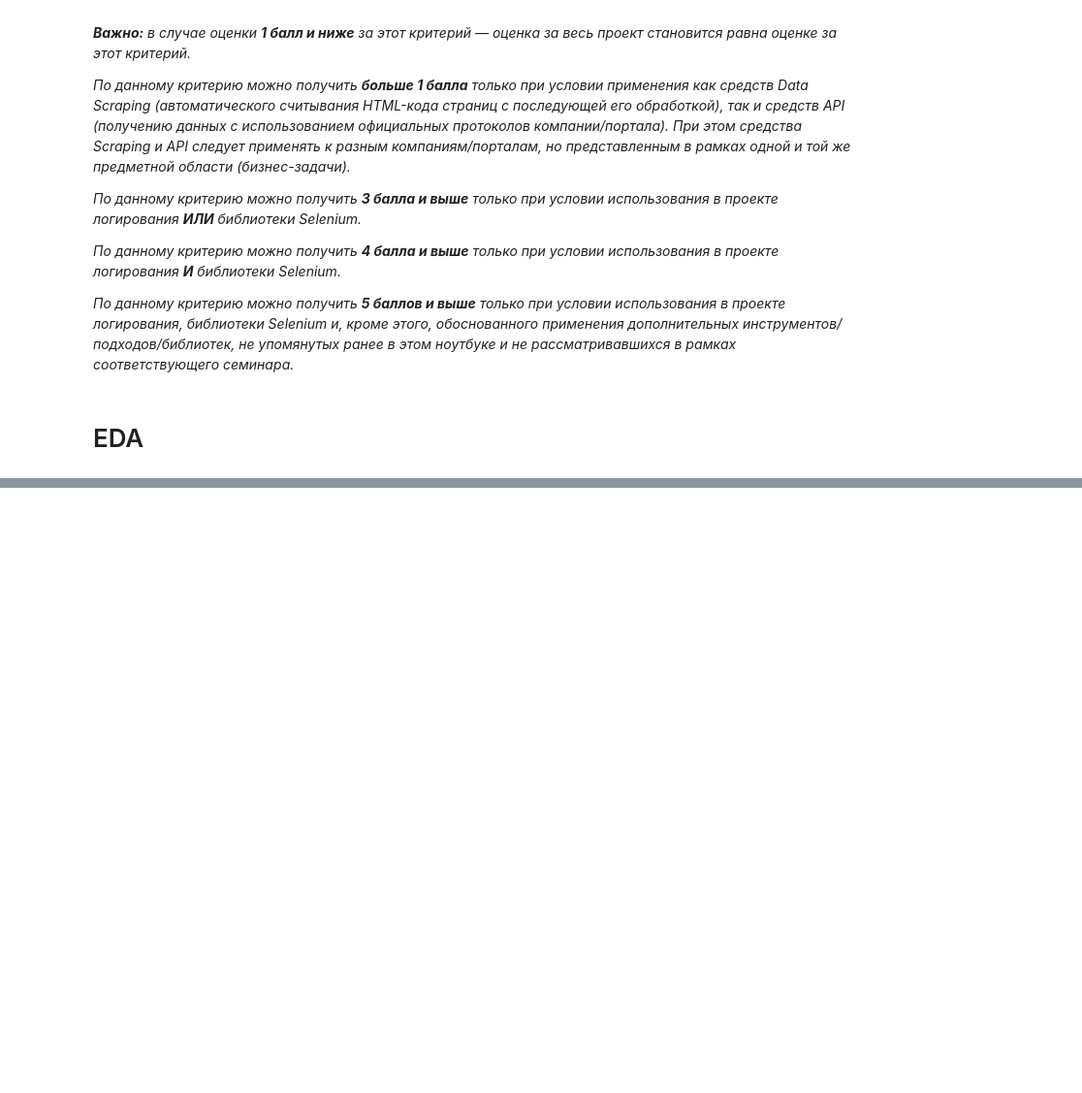
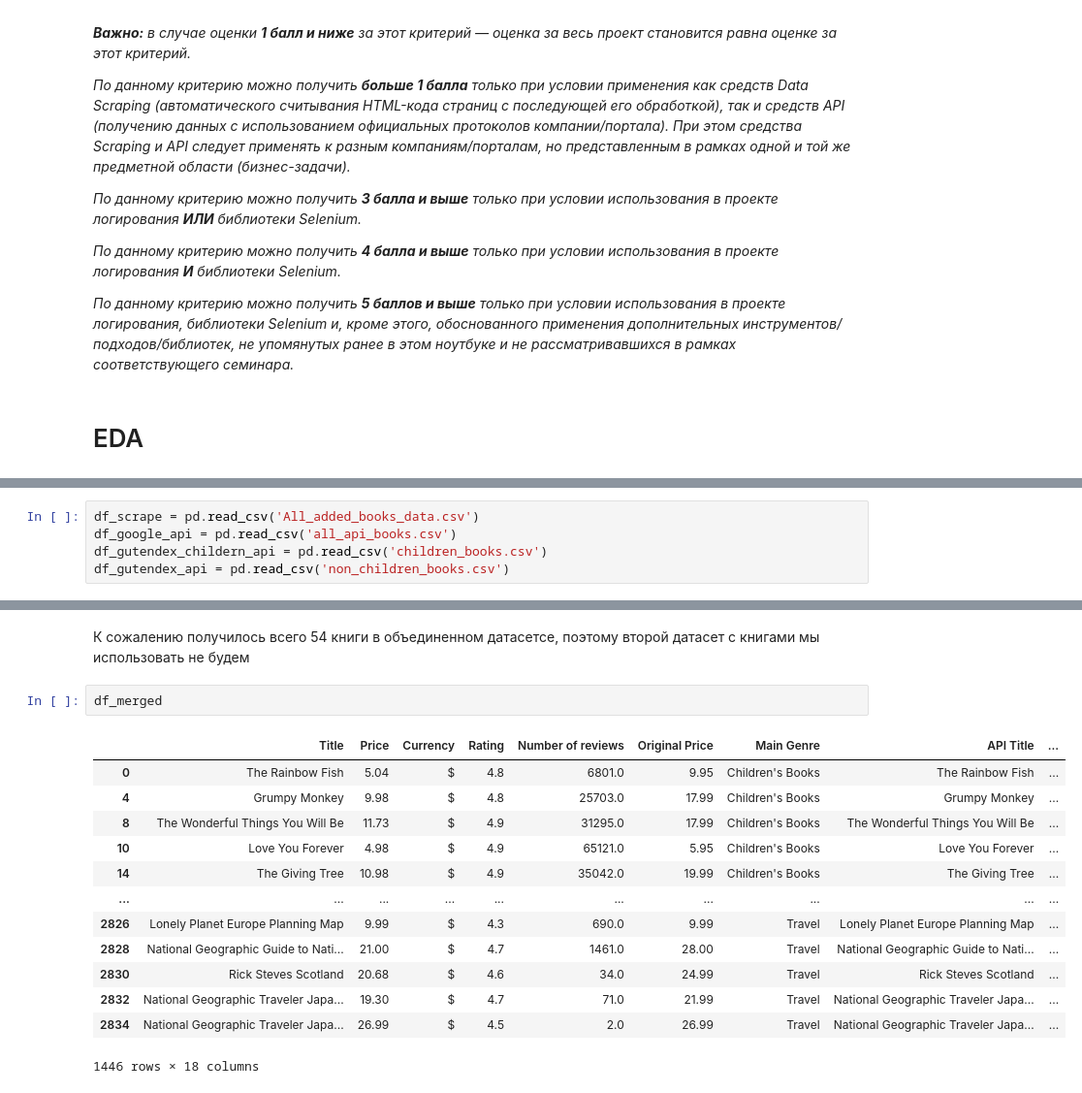
Before and after one commit to MAYBEVI4ER/GP_2, a Jupyter notebook: GP 2 - Scraping & API.ipynb, the cells around one changed output, grey strips where cells are left out. Shown at 97% size. Cells and saved outputs as stored; diff of their text form; blank space fills up the shorter version.

```diff
--- a/GP 2 - Scraping & API.ipynb
+++ b/GP 2 - Scraping & API.ipynb
@@ -186,0 +191,5 @@ import numpy as np
+# %%
+df_scrape = pd.read_csv('All_added_books_data.csv')
+df_google_api = pd.read_csv('all_api_books.csv')
+df_gutendex_childern_api = pd.read_csv('children_books.csv')
+df_gutendex_api = pd.read_csv('non_children_books.csv')
@@ -186,0 +324,18 @@ import numpy as np
+# %% [markdown]
+К сожалению получилось всего 54 книги в объединенном датасетсе, поэтому второй датасет с книгами мы использовать не будем
+# %%
+df_merged
+# %% [output]
+|  | Title | Price | Currency | Rating | Number of reviews | Original Price | Main Genre | API Title | ... |
+| 0 | The Rainbow Fish | 5.04 | $ | 4.8 | 6801.0 | 9.95 | Children's Books | The Rainbow Fish | ... |
+| 4 | Grumpy Monkey | 9.98 | $ | 4.8 | 25703.0 | 17.99 | Children's Books | Grumpy Monkey | ... |
+| 8 | The Wonderful Things You Will Be | 11.73 | $ | 4.9 | 31295.0 | 17.99 | Children's Books | The Wonderful Things You Will Be | ... |
+| 10 | Love You Forever | 4.98 | $ | 4.9 | 65121.0 | 5.95 | Children's Books | Love You Forever | ... |
+| 14 | The Giving Tree | 10.98 | $ | 4.9 | 35042.0 | 19.99 | Children's Books | The Giving Tree | ... |
+| ... | ... | ... | ... | ... | ... | ... | ... | ... | ... |
+| 2826 | Lonely Planet Europe Planning Map | 9.99 | $ | 4.3 | 690.0 | 9.99 | Travel | Lonely Planet Europe Planning Map | ... |
+| 2828 | National Geographic Guide to Nati... | 21.00 | $ | 4.7 | 1461.0 | 28.00 | Travel | National Geographic Guide to Nati... | ... |
+| 2830 | Rick Steves Scotland | 20.68 | $ | 4.6 | 34.0 | 24.99 | Travel | Rick Steves Scotland | ... |
+| 2832 | National Geographic Traveler Japa... | 19.30 | $ | 4.7 | 71.0 | 21.99 | Travel | National Geographic Traveler Japa... | ... |
+| 2834 | National Geographic Traveler Japa... | 26.99 | $ | 4.5 | 2.0 | 26.99 | Travel | National Geographic Traveler Japa... | ... |
+1446 rows × 18 columns
```
Also changed, not shown: parts of 19 cells of this notebook, 3 other files.
